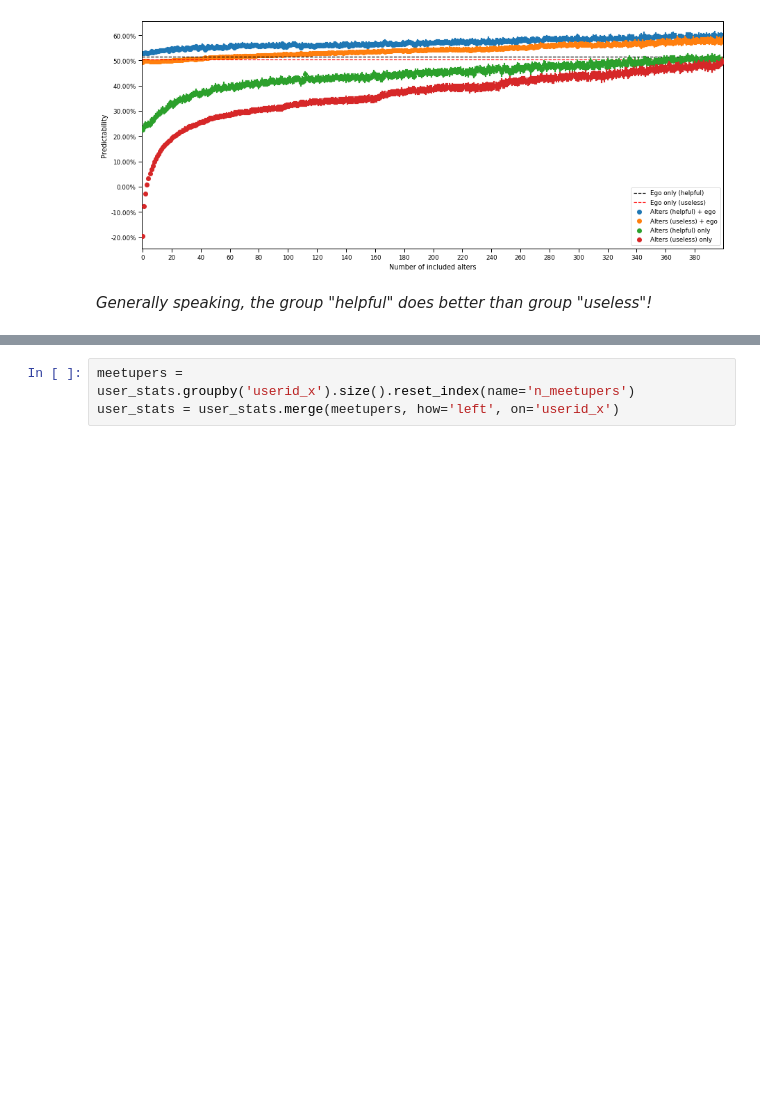
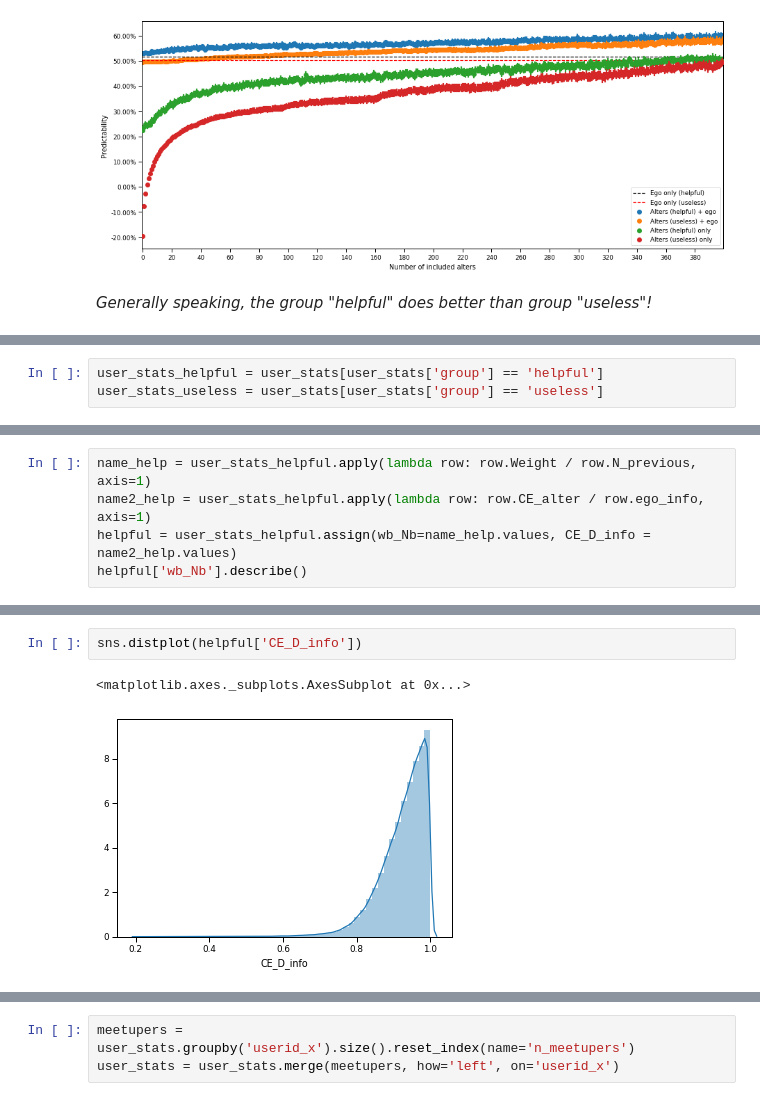
Before and after one commit to Magica-Chen/social-predictability, a Jupyter notebook: Results Visualization.ipynb, the cells around one changed output, grey strips where cells are left out. Cells and saved outputs as stored; diff of their text form; blank space fills up the shorter version.

Commit message:
add more figures in data visualisation

```diff
--- a/Results Visualization.ipynb
+++ b/Results Visualization.ipynb
@@ -95,0 +103,3 @@ vs.num_point_plot(user_stats, threshold=400, name='predictability', mode='paper'
+# %%
+user_stats_helpful = user_stats[user_stats['group'] == 'helpful']
+user_stats_useless = user_stats[user_stats['group'] == 'useless']
@@ -95,0 +132,5 @@ vs.num_point_plot(user_stats, threshold=400, name='predictability', mode='paper'
+# %%
+name_help = user_stats_helpful.apply(lambda row: row.Weight / row.N_previous, axis=1)
+name2_help = user_stats_helpful.apply(lambda row: row.CE_alter / row.ego_info, axis=1)
+helpful = user_stats_helpful.assign(wb_Nb=name_help.values, CE_D_info = name2_help.values)
+helpful['wb_Nb'].describe()
@@ -95,0 +147,5 @@ vs.num_point_plot(user_stats, threshold=400, name='predictability', mode='paper'
+# %%
+sns.distplot(helpful['CE_D_info'])
+# %% [output]
+<matplotlib.axes._subplots.AxesSubplot at 0x...>
+[figure, added]
```
Also changed, not shown: parts of 51 cells of this notebook.
